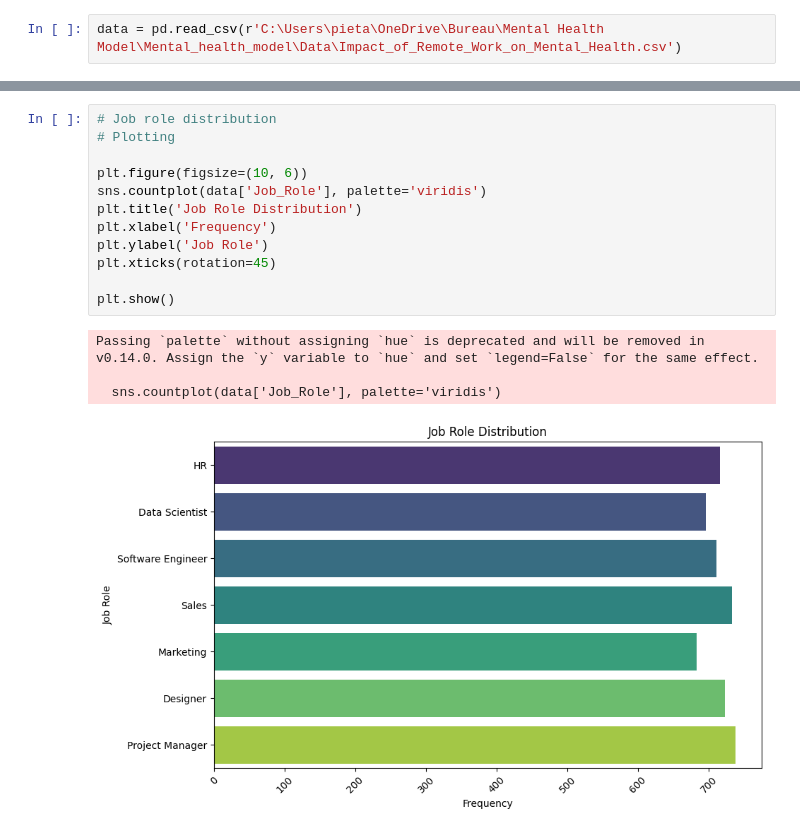
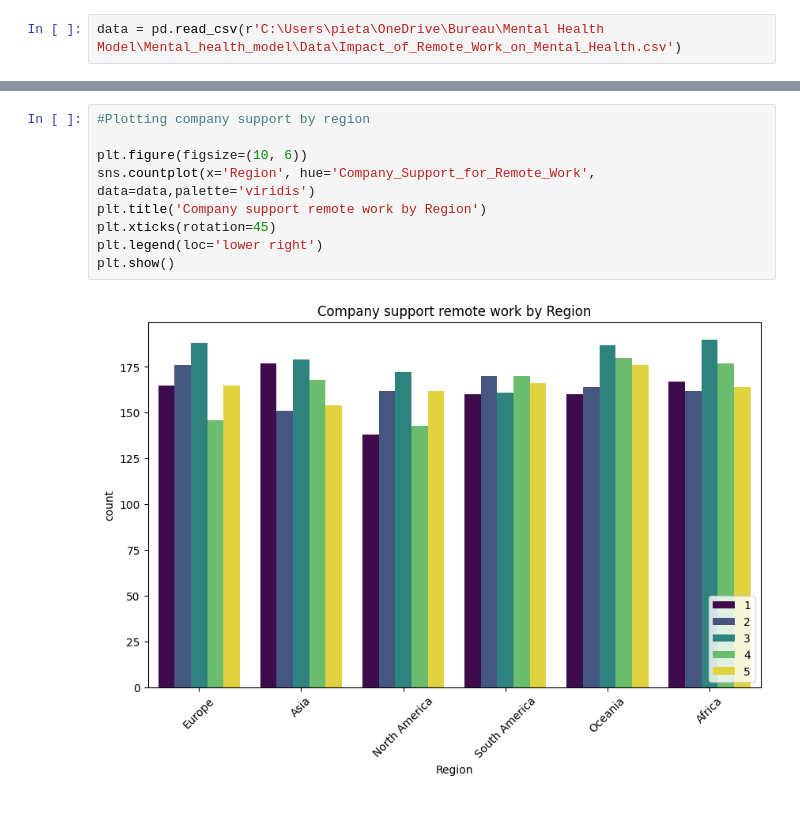
Before and after one commit to AdrienPiette/Mental_health_model, a Jupyter notebook: Analysing/analysing.ipynb, the cells around one changed output, grey strips where cells are left out. Saved outputs shown, nothing was run; the diff lists cells and outputs as text.

Commit message:
plotting and analysing

```diff
--- a/Analysing/analysing.ipynb
+++ b/Analysing/analysing.ipynb
@@ -32,17 +32,11 @@ plt.show()
 # %%
-# Job role distribution
-# Plotting
+#Plotting company support by region
 
 plt.figure(figsize=(10, 6))
-sns.countplot(data['Job_Role'], palette='viridis')
-plt.title('Job Role Distribution')
-plt.xlabel('Frequency')
-plt.ylabel('Job Role')
+sns.countplot(x='Region', hue='Company_Support_for_Remote_Work', data=data,palette='viridis')
+plt.title('Company support remote work by Region')
 plt.xticks(rotation=45)
-
+plt.legend(loc='lower right')
 plt.show()
 # %% [output]
-Passing `palette` without assigning `hue` is deprecated and will be removed in v0.14.0. Assign the `y` variable to `hue` and set `legend=False` for the same effect.
-
-  sns.countplot(data['Job_Role'], palette='viridis')
-[figure, old version]
+[figure, new version]
```
Also changed, not shown: parts of 23 cells of this notebook, 1 other file.
